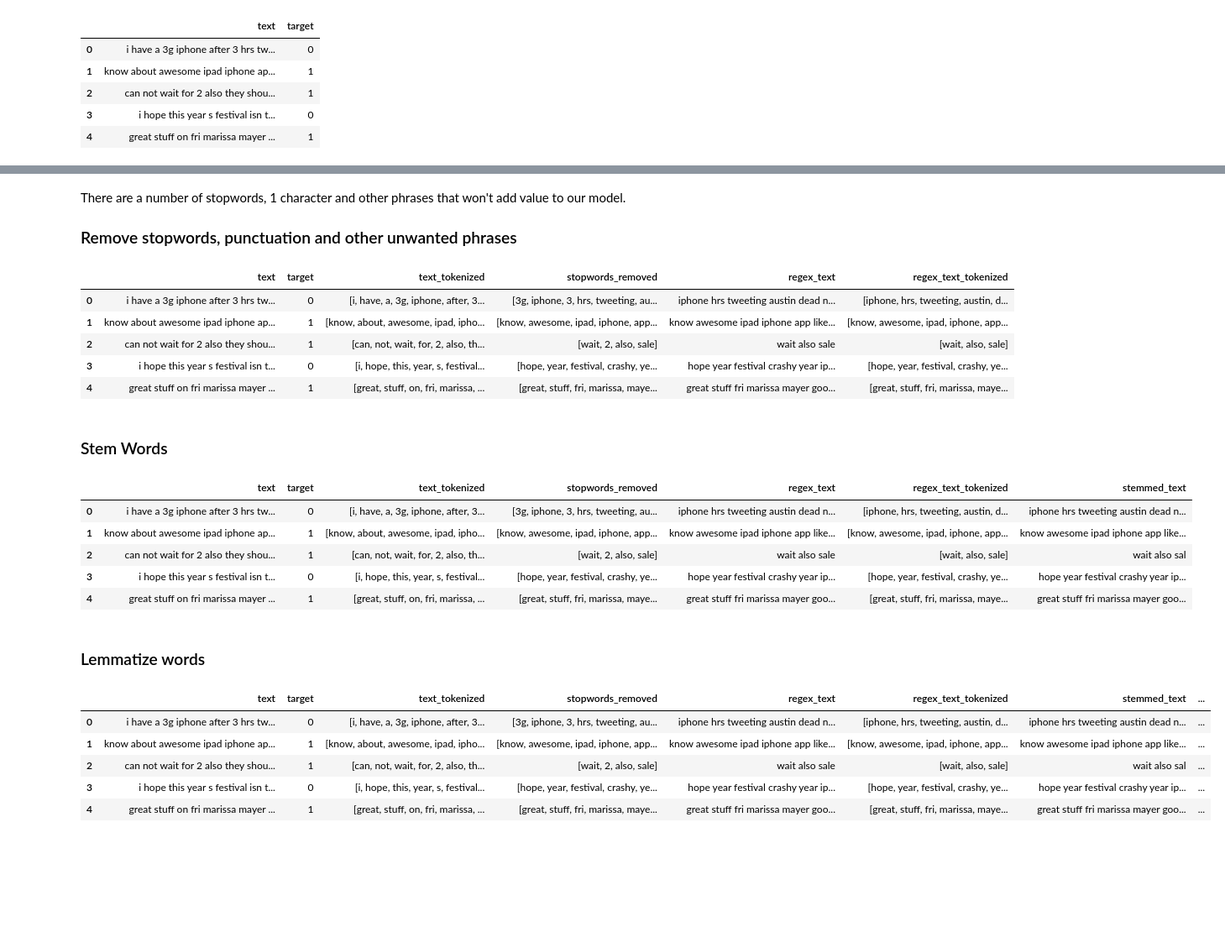
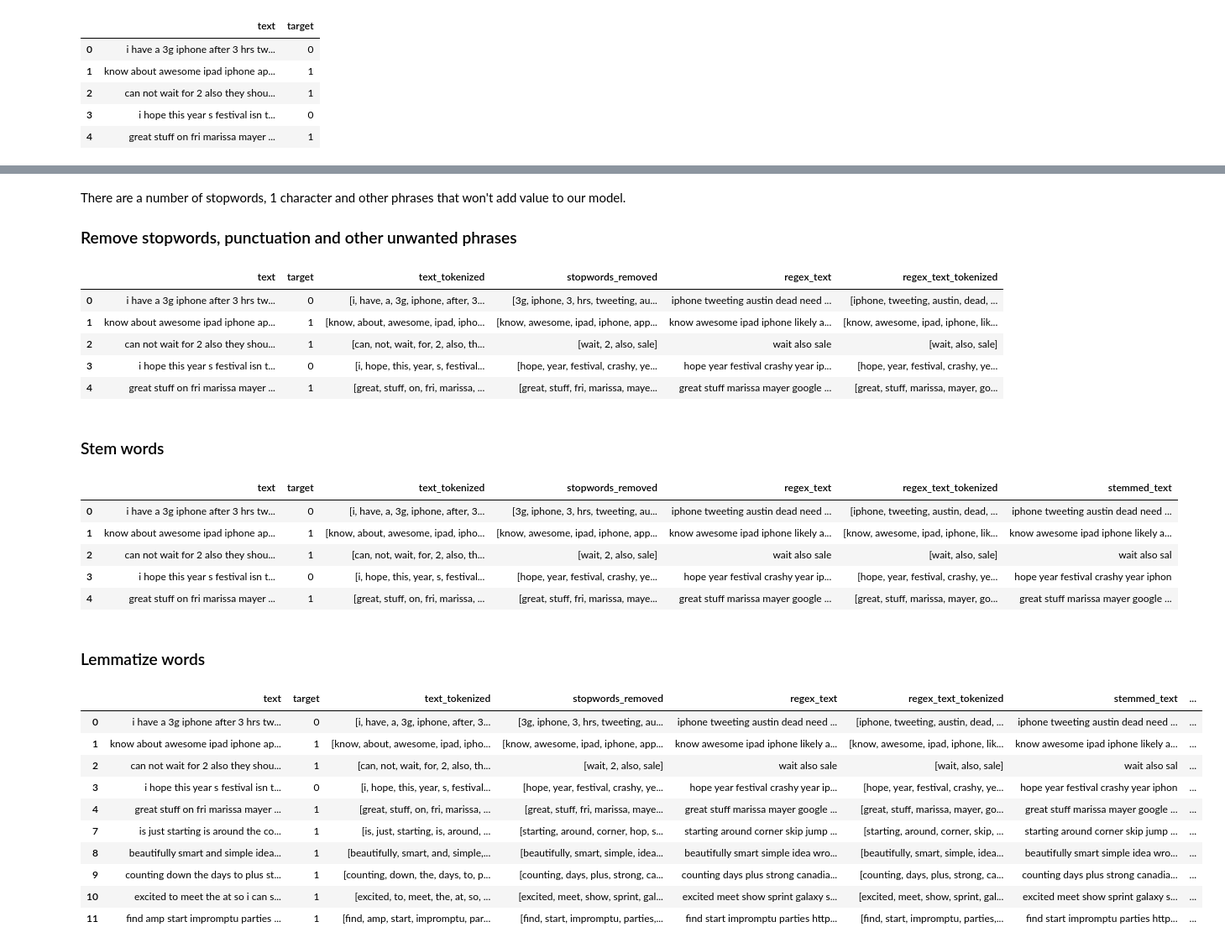
Before and after one commit to patrick-anastasio/NLP-Sentiment-Project, a Jupyter notebook: Final Notebook.ipynb, the cells around one changed output, grey strips where cells are left out. Shown at 84% size. Drawn from its saved outputs; the diff is of its cells as text; code cells hidden in the pictures; blank space fills up the shorter version.

```diff
--- a/Final Notebook.ipynb
+++ b/Final Notebook.ipynb
@@ -187,15 +194,15 @@ pos_neg_freq_dist = FreqDist(pos_neg['text_tokenized'].explode())
 visualize_top_20(pos_neg_freq_dist, "Top 20 Word Frequency")
 # %% [output]
 [figure]
-# %% [markdown]
-There are a number of stopwords, 1 character and other phrases that won't add value to our model.
-
-### Remove stopwords, punctuation and other unwanted phrases
+# %% [markdown]
+There are a number of stopwords, 1 character and other phrases that won't add value to our model.
+
+### Remove stopwords, punctuation and other unwanted phrases
 # %%
 # Create a stopwrods list for removal, add punctuation and other phrases to drop
 stopwords_list = stopwords.words('english')
 stopwords_list += list(string.punctuation)
-new_stops = ('quot', 'rt', 'i')
+new_stops = ('quot', 'rt', 'i', 'amp')
 stopwords_list += list(new_stops)
 # %%
 # Create a function that will remove the stopwords list from the text and apply it to our text
@@ -209,8 +216,8 @@ def remove_stopwords(token_list):
 
 pos_neg['stopwords_removed'] = pos_neg['text_tokenized'].apply(remove_stopwords)
 # %%
-# Remove numbers and single letters and create a text column for modeling
-pattern = "([a-z]{2,})"
+# Remove numbers and single letters and create a text column for modeling with regular expressions
+pattern = "([a-z]{4,})"
 regex_tokenizer = RegexpTokenizer(pattern)
 
 pos_neg['regex_text'] = [' '.join(text) for text in pos_neg.stopwords_removed]
@@ -220,13 +227,13 @@ pos_neg['regex_text'] = [' '.join(text) for text in pos_neg.regex_text_tokenized
 pos_neg.head()
 # %% [output]
 |  | text | target | text_tokenized | stopwords_removed | regex_text | regex_text_tokenized |
-| 0 | i have a 3g iphone after 3 hrs tw... | 0 | [i, have, a, 3g, iphone, after, 3... | [3g, iphone, 3, hrs, tweeting, au... | iphone hrs tweeting austin dead n... | [iphone, hrs, tweeting, austin, d... |
-| 1 | know about awesome ipad iphone ap... | 1 | [know, about, awesome, ipad, ipho... | [know, awesome, ipad, iphone, app... | know awesome ipad iphone app like... | [know, awesome, ipad, iphone, app... |
+| 0 | i have a 3g iphone after 3 hrs tw... | 0 | [i, have, a, 3g, iphone, after, 3... | [3g, iphone, 3, hrs, tweeting, au... | iphone tweeting austin dead need ... | [iphone, tweeting, austin, dead, ... |
+| 1 | know about awesome ipad iphone ap... | 1 | [know, about, awesome, ipad, ipho... | [know, awesome, ipad, iphone, app... | know awesome ipad iphone likely a... | [know, awesome, ipad, iphone, lik... |
 | 2 | can not wait for 2 also they shou... | 1 | [can, not, wait, for, 2, also, th... | [wait, 2, also, sale] | wait also sale | [wait, also, sale] |
 | 3 | i hope this year s festival isn t... | 0 | [i, hope, this, year, s, festival... | [hope, year, festival, crashy, ye... | hope year festival crashy year ip... | [hope, year, festival, crashy, ye... |
-| 4 | great stuff on fri marissa mayer ... | 1 | [great, stuff, on, fri, marissa, ... | [great, stuff, fri, marissa, maye... | great stuff fri marissa mayer goo... | [great, stuff, fri, marissa, maye... |
+| 4 | great stuff on fri marissa mayer ... | 1 | [great, stuff, on, fri, marissa, ... | [great, stuff, fri, marissa, maye... | great stuff marissa mayer google ... | [great, stuff, marissa, mayer, go... |
-# %% [markdown]
-### Stem Words
+# %% [markdown]
+### Stem words
 # %%
 snow_stemmer = SnowballStemmer(language="english")
 
@@ -235,23 +242,28 @@ pos_neg['stemmed_text'] = [snow_stemmer.stem(text) for text in pos_neg['regex_te
 pos_neg.head()
 # %% [output]
 |  | text | target | text_tokenized | stopwords_removed | regex_text | regex_text_tokenized | stemmed_text |
-| 0 | i have a 3g iphone after 3 hrs tw... | 0 | [i, have, a, 3g, iphone, after, 3... | [3g, iphone, 3, hrs, tweeting, au... | iphone hrs tweeting austin dead n... | [iphone, hrs, tweeting, austin, d... | iphone hrs tweeting austin dead n... |
-| 1 | know about awesome ipad iphone ap... | 1 | [know, about, awesome, ipad, ipho... | [know, awesome, ipad, iphone, app... | know awesome ipad iphone app like... | [know, awesome, ipad, iphone, app... | know awesome ipad iphone app like... |
+| 0 | i have a 3g iphone after 3 hrs tw... | 0 | [i, have, a, 3g, iphone, after, 3... | [3g, iphone, 3, hrs, tweeting, au... | iphone tweeting austin dead need ... | [iphone, tweeting, austin, dead, ... | iphone tweeting austin dead need ... |
+| 1 | know about awesome ipad iphone ap... | 1 | [know, about, awesome, ipad, ipho... | [know, awesome, ipad, iphone, app... | know awesome ipad iphone likely a... | [know, awesome, ipad, iphone, lik... | know awesome ipad iphone likely a... |
 | 2 | can not wait for 2 also they shou... | 1 | [can, not, wait, for, 2, also, th... | [wait, 2, also, sale] | wait also sale | [wait, also, sale] | wait also sal |
-| 3 | i hope this year s festival isn t... | 0 | [i, hope, this, year, s, festival... | [hope, year, festival, crashy, ye... | hope year festival crashy year ip... | [hope, year, festival, crashy, ye... | hope year festival crashy year ip... |
-| 4 | great stuff on fri marissa mayer ... | 1 | [great, stuff, on, fri, marissa, ... | [great, stuff, fri, marissa, maye... | great stuff fri marissa mayer goo... | [great, stuff, fri, marissa, maye... | great stuff fri marissa mayer goo... |
+| 3 | i hope this year s festival isn t... | 0 | [i, hope, this, year, s, festival... | [hope, year, festival, crashy, ye... | hope year festival crashy year ip... | [hope, year, festival, crashy, ye... | hope year festival crashy year iphon |
+| 4 | great stuff on fri marissa mayer ... | 1 | [great, stuff, on, fri, marissa, ... | [great, stuff, fri, marissa, maye... | great stuff marissa mayer google ... | [great, stuff, marissa, mayer, go... | great stuff marissa mayer google ... |
-# %% [markdown]
-### Lemmatize words
+# %% [markdown]
+### Lemmatize words
 # %%
 lemmer = WordNetLemmatizer()
 
 pos_neg['lemmed_text'] = [lemmer.lemmatize(text) for text in pos_neg['regex_text']]
 
-pos_neg.head()
+pos_neg.head(10)
 # %% [output]
 |  | text | target | text_tokenized | stopwords_removed | regex_text | regex_text_tokenized | stemmed_text | ... |
-| 0 | i have a 3g iphone after 3 hrs tw... | 0 | [i, have, a, 3g, iphone, after, 3... | [3g, iphone, 3, hrs, tweeting, au... | iphone hrs tweeting austin dead n... | [iphone, hrs, tweeting, austin, d... | iphone hrs tweeting austin dead n... | ... |
-| 1 | know about awesome ipad iphone ap... | 1 | [know, about, awesome, ipad, ipho... | [know, awesome, ipad, iphone, app... | know awesome ipad iphone app like... | [know, awesome, ipad, iphone, app... | know awesome ipad iphone app like... | ... |
+| 0 | i have a 3g iphone after 3 hrs tw... | 0 | [i, have, a, 3g, iphone, after, 3... | [3g, iphone, 3, hrs, tweeting, au... | iphone tweeting austin dead need ... | [iphone, tweeting, austin, dead, ... | iphone tweeting austin dead need ... | ... |
+| 1 | know about awesome ipad iphone ap... | 1 | [know, about, awesome, ipad, ipho... | [know, awesome, ipad, iphone, app... | know awesome ipad iphone likely a... | [know, awesome, ipad, iphone, lik... | know awesome ipad iphone likely a... | ... |
 | 2 | can not wait for 2 also they shou... | 1 | [can, not, wait, for, 2, also, th... | [wait, 2, also, sale] | wait also sale | [wait, also, sale] | wait also sal | ... |
-| 3 | i hope this year s festival isn t... | 0 | [i, hope, this, year, s, festival... | [hope, year, festival, crashy, ye... | hope year festival crashy year ip... | [hope, year, festival, crashy, ye... | hope year festival crashy year ip... | ... |
-| 4 | great stuff on fri marissa mayer ... | 1 | [great, stuff, on, fri, marissa, ... | [great, stuff, fri, marissa, maye... | great stuff fri marissa mayer goo... | [great, stuff, fri, marissa, maye... | great stuff fri marissa mayer goo... | ... |
+| 3 | i hope this year s festival isn t... | 0 | [i, hope, this, year, s, festival... | [hope, year, festival, crashy, ye... | hope year festival crashy year ip... | [hope, year, festival, crashy, ye... | hope year festival crashy year iphon | ... |
+| 4 | great stuff on fri marissa mayer ... | 1 | [great, stuff, on, fri, marissa, ... | [great, stuff, fri, marissa, maye... | great stuff marissa mayer google ... | [great, stuff, marissa, mayer, go... | great stuff marissa mayer google ... | ... |
+| 7 | is just starting is around the co... | 1 | [is, just, starting, is, around, ... | [starting, around, corner, hop, s... | starting around corner skip jump ... | [starting, around, corner, skip, ... | starting around corner skip jump ... | ... |
+| 8 | beautifully smart and simple idea... | 1 | [beautifully, smart, and, simple,... | [beautifully, smart, simple, idea... | beautifully smart simple idea wro... | [beautifully, smart, simple, idea... | beautifully smart simple idea wro... | ... |
+| 9 | counting down the days to plus st... | 1 | [counting, down, the, days, to, p... | [counting, days, plus, strong, ca... | counting days plus strong canadia... | [counting, days, plus, strong, ca... | counting days plus strong canadia... | ... |
+| 10 | excited to meet the at so i can s... | 1 | [excited, to, meet, the, at, so, ... | [excited, meet, show, sprint, gal... | excited meet show sprint galaxy s... | [excited, meet, show, sprint, gal... | excited meet show sprint galaxy s... | ... |
+| 11 | find amp start impromptu parties ... | 1 | [find, amp, start, impromptu, par... | [find, start, impromptu, parties,... | find start impromptu parties http... | [find, start, impromptu, parties,... | find start impromptu parties http... | ... |
```
Also changed, not shown: parts of 126 cells of this notebook, 1 other file.
